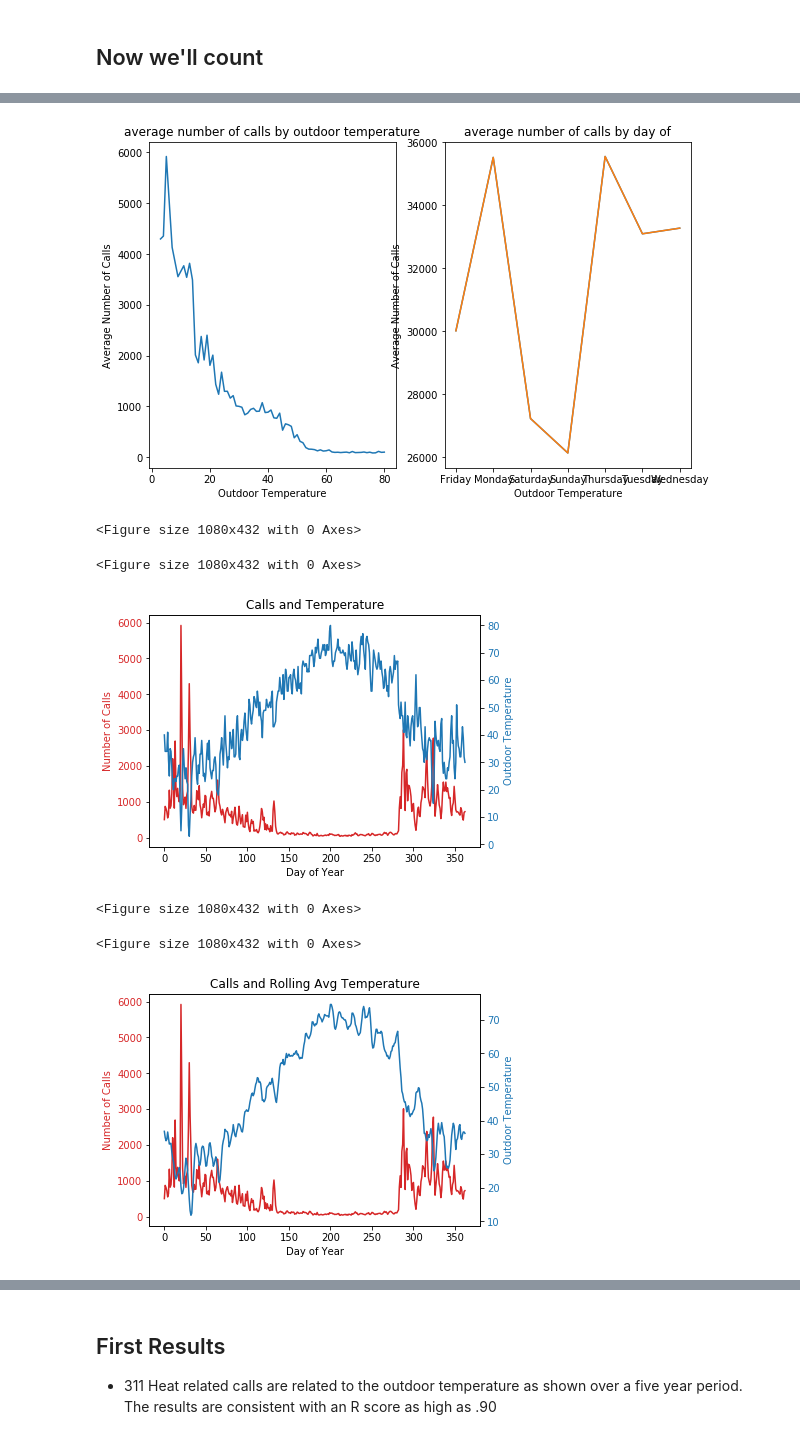
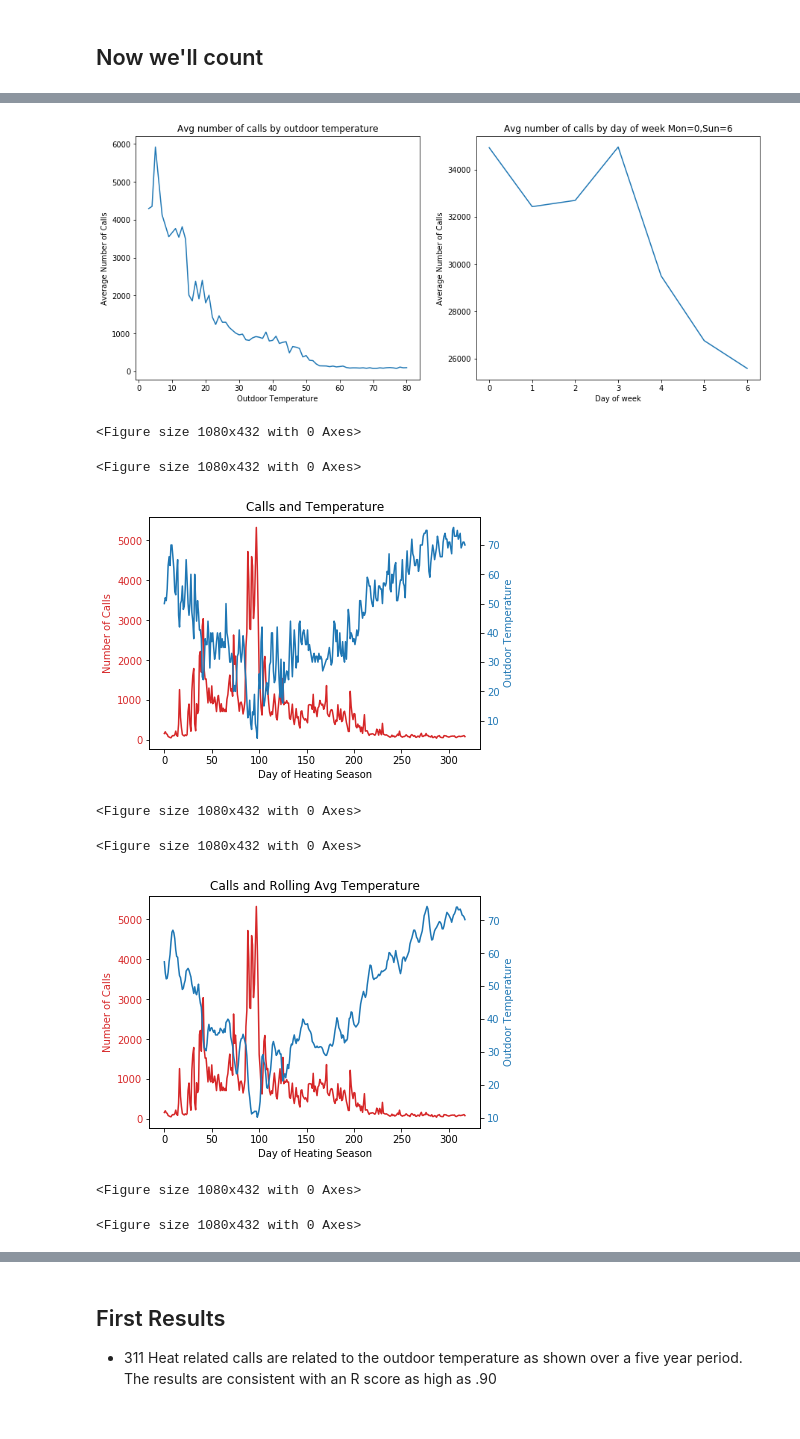
Before and after one commit to DThompson55/EdxCapstone, a Jupyter notebook: Capstone 4th Assignment.ipynb, the cells around one changed output, grey strips where cells are left out. Cells and saved outputs as stored; diff of their text form; code cells hidden in the pictures.

Commit message:
regression plots in lab 4

```diff
--- a/Capstone 4th Assignment.ipynb
+++ b/Capstone 4th Assignment.ipynb
@@ -137,19 +280,0 @@ df.drop(['date_only_R'],inplace=True,axis=1)
-# %%
-df_temperature
-df_daily = df_daily.join(df_temperature, how="inner", rsuffix="_R")
-df_daily['DOW'] = df_daily['DATE'].dt.dayofweek
-df_daily['DOY'] = df_daily['DATE'].dt.dayofyear
-df_daily['WE']  = 0
-df_daily.loc[(df_daily['DOW']==5 )|(df_daily['DOW']==6),'WE']=1
-df_daily.loc[(df_daily['DOW']==4 ),'WE']=0.5
-
-df_daily['Fold'] = df_daily['DATE'].dt.year
-df_daily['InvTMP'] = 100-df_daily['TMIN']
-
-df_daily['HEATING_SEASON']  = 0
-df_daily.loc[(df_daily['DOY']<=150 ),'HEATING_SEASON']=1
-df_daily.loc[(df_daily['DOY']>=265 ),'HEATING_SEASON']=1
-
-df_daily.drop('DATE', axis=1, inplace=True)
-df_daily.drop('complaints_7day_avg', axis=1, inplace=True)
-df_daily.head()
@@ -339,34 +375,36 @@ starts at 7:00AM, dip at mid-afternoon, no bump at 10:00PM
 # %%
-df['count']=1
+
 plt.figure(figsize=(15,6))
-plt.subplot(131)
-df_temp_plan = df[(df['Fold']>=2017)][['DayOfYear','TMIN','count']].groupby(['DayOfYear','TMIN']).sum().groupby('TMIN').mean()
-plt.plot(df_temp_plan)
-plt.title("average number of calls by outdoor temperature")
+plt.subplot(121)
+
+df_daily['count']=1
+
+
+df_daily_temp_plan = df_daily[(df_daily['Fold']>=2017)][['TMIN','daily_complaints']].groupby('TMIN').mean()
+plt.plot(df_daily_temp_plan)
+plt.title("Avg number of calls by outdoor temperature")
 plt.xlabel('Outdoor Temperature')
 plt.ylabel('Average Number of Calls')
 
-plt.subplot(132)
-df_temp_plan = df[(df['Fold']>=2019)][['DayOfWeek','count']].groupby(['DayOfWeek']).sum()
-plt.plot(df_temp_plan)
-plt.title("average number of calls by day of")
-plt.xlabel('Outdoor Temperature')
+plt.subplot(122)
+df_daily['count']=1
+df_daily_temp_plan = df_daily[(df_daily['Fold']>=2019)][['DOW','daily_complaints']].groupby(['DOW']).sum()
+plt.plot(df_daily_temp_plan)
+plt.title("Avg number of calls by day of week Mon=0,Sun=6")
+plt.xlabel('Day of week')
 plt.ylabel('Average Number of Calls')
 
-plt.subplot(132)
-df_temp_plan = df[(df['Fold']>=2019)][['DayOfWeek','count']].groupby(['DayOfWeek']).sum()
-plt.plot(df_temp_plan)
-plt.title("average number of calls by day of")
-plt.xlabel('Outdoor Temperature')
-plt.ylabel('Average Number of Calls')
+n =  (100-(np.array(df_daily_temp_plan.min()*100)[0]/np.array(df_daily_temp_plan.max())[0]))
 
-def plot_by_year(year, how, title, limit=363):
+
+print("There are %d percent fewer calls on Sunday than the peak" % n)
+def plot_by_year(year, how, title, limit=318):
     #plt.subplot(122)
     plt.figure(figsize=(15,6))
-    df['count']=1
-    data1 = (df[(df['Fold']==year)][['DayOfYear','count']].groupby(by='DayOfYear').count())
-    data2 = (df[(df['Fold']==year)][['DayOfYear',how]].groupby(by='DayOfYear').mean())
-    #data3 = (df[(df['Fold']==year)][['DayOfYear',how]].groupby(by='DayOfYear').mean())
+    df_daily['count']=1
+    data1 = (df_daily[(df_daily['Fold']==year)][['daily_complaints']])
+    data2 = (df_daily[(df_daily['Fold']==year)][[how]])
+    data3 = df_daily[(df_daily['Fold']==year)]['HEATING_SEASON']
     #plt.title("311 calls by day of year")
     t = np.arange(0,limit,1)
 
@@ -374,7 +412,7 @@ def plot_by_year(year, how, title, limit=363):
     fig, ax1 = plt.subplots()
 
     color = 'tab:red'
-    ax1.set_xlabel('Day of Year')
+    ax1.set_xlabel('Day of Heating Season')
     ax1.set_ylabel('Number of Calls', color=color)
     ax1.plot(t, data1[:limit], color=color)
     ax1.tick_params(axis='y', labelcolor=color)
@@ -385,13 +423,15 @@ def plot_by_year(year, how, title, limit=363):
     ax2.set_ylabel('Outdoor Temperature', color=color)  # we already handled the x-label with ax1
     ax2.plot(t, data2[:limit], color=color)
     ax2.tick_params(axis='y', labelcolor=color)
+#    ax2.plot(t, data3[:limit], color='tab:green')
 
     fig.tight_layout()  # otherwise the right y-label is slightly clipped
     plt.title(title)
     plt.show()
 
-plot_by_year(2019,'TMIN', 'Calls and Temperature')
-plot_by_year(2019,'TMIN_5day_avg','Calls and Rolling Avg Temperature')
+plot_by_year(2018,'TMIN', 'Calls and Temperature')
+plot_by_year(2018,'TMIN_5day_avg','Calls and Rolling Avg Temperature')
+plot_by_year(2018,'TDIFF', 'Calls and Diff Temperature')
 
 #plot_by_year(2017)
 #plot_by_year(2016)
@@ -402,7 +441,9 @@ Adding an axes using the same arguments as a previous axes currently reuses the
-[figure, old version]
+[figure, new version]
 <Figure size 1080x432 with 0 Axes>
 <Figure size 1080x432 with 0 Axes>
-[figure, old version]
+[figure, new version]
 <Figure size 1080x432 with 0 Axes>
 <Figure size 1080x432 with 0 Axes>
-[figure, old version]
+[figure, new version]
+<Figure size 1080x432 with 0 Axes>
+<Figure size 1080x432 with 0 Axes>
```
Also changed, not shown: parts of 51 cells of this notebook, 3 other files.
